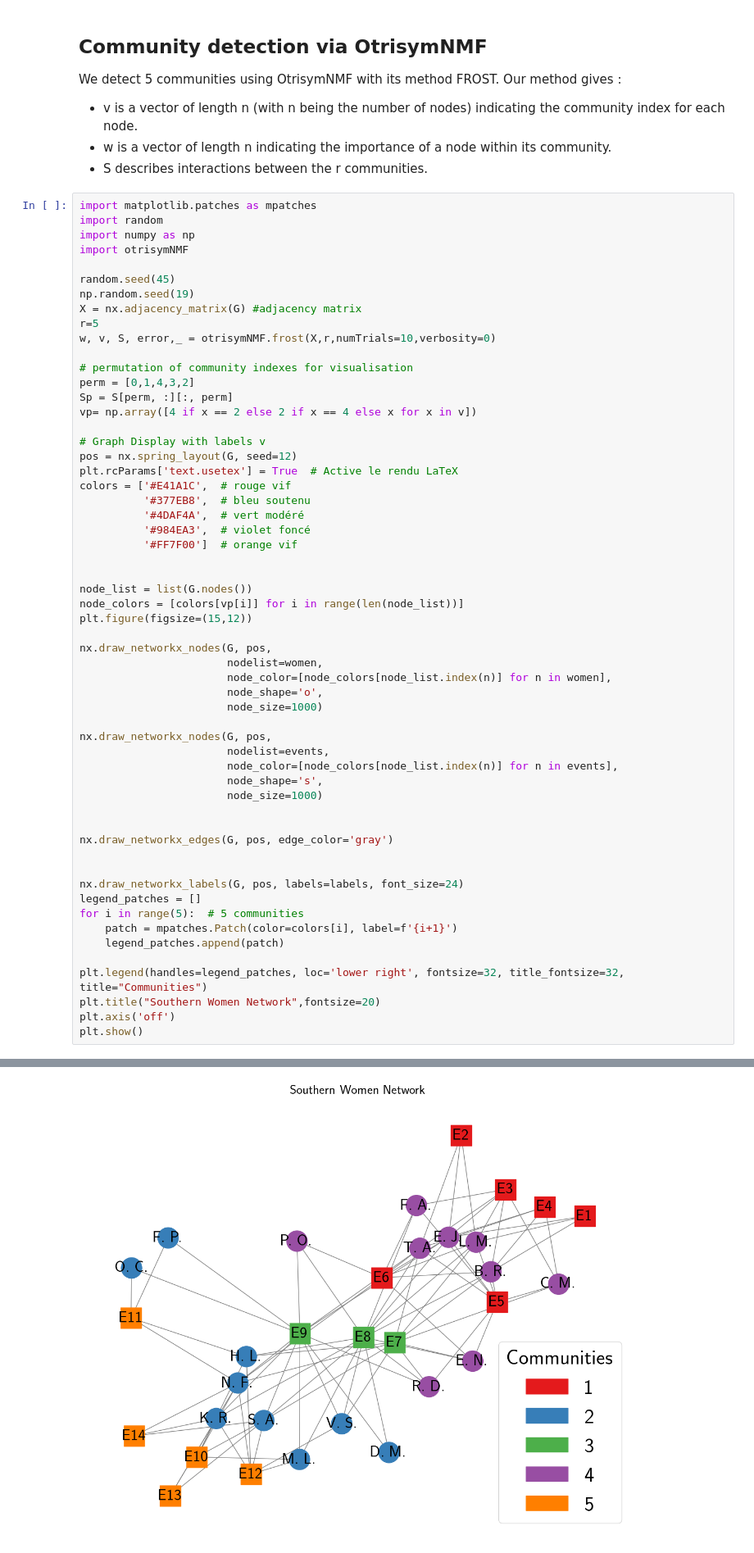
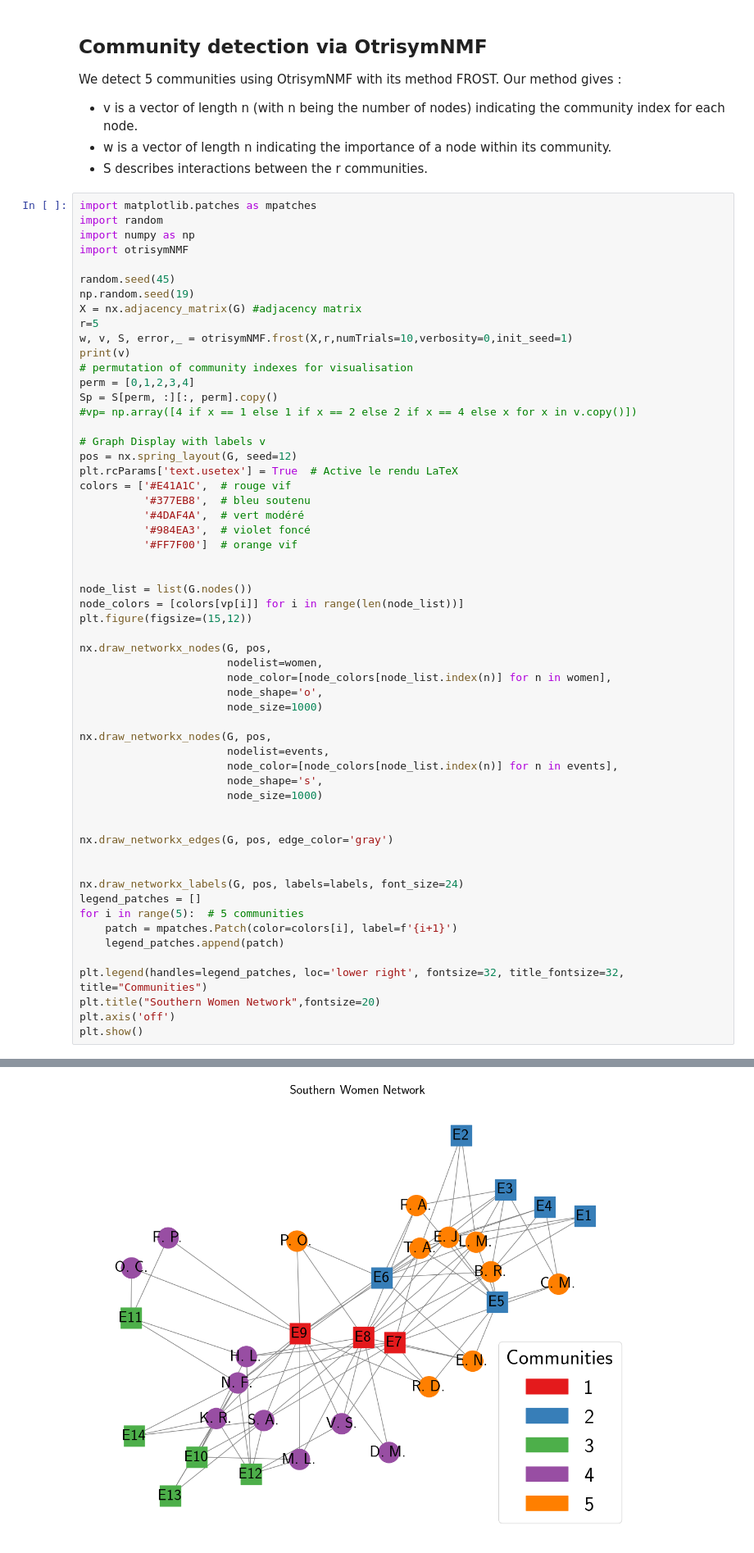
Before and after one commit to Alexia1305/OtrisymNMF_DCBM, a Jupyter notebook: southern_women.ipynb, the cells around one changed output, grey strips where cells are left out. Shown at 82% size. Drawn from its saved outputs; the diff is of its cells as text.

```diff
--- a/southern_women.ipynb
+++ b/southern_women.ipynb
@@ -66,12 +66,12 @@ random.seed(45)
 np.random.seed(19)
 X = nx.adjacency_matrix(G) #adjacency matrix
 r=5
-w, v, S, error,_ = otrisymNMF.frost(X,r,numTrials=10,verbosity=0)
-
+w, v, S, error,_ = otrisymNMF.frost(X,r,numTrials=10,verbosity=0,init_seed=1)
+print(v)
 # permutation of community indexes for visualisation
-perm = [0,1,4,3,2]
-Sp = S[perm, :][:, perm]
-vp= np.array([4 if x == 2 else 2 if x == 4 else x for x in v])
+perm = [0,1,2,3,4]
+Sp = S[perm, :][:, perm].copy()
+#vp= np.array([4 if x == 1 else 1 if x == 2 else 2 if x == 4 else x for x in v.copy()])
 
 # Graph Display with labels v
 pos = nx.spring_layout(G, seed=12)
@@ -117 +118 @@ plt.show()
-[figure, old version]
+[figure, new version]
```
Also changed, not shown: parts of 7 cells of this notebook, 21 other files.
